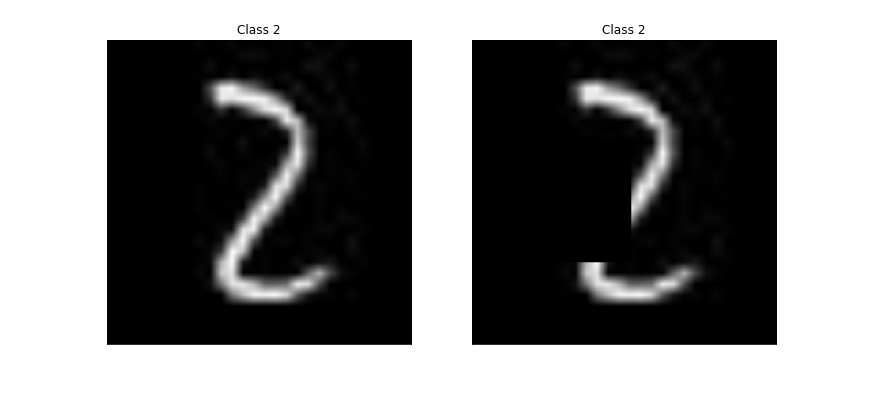
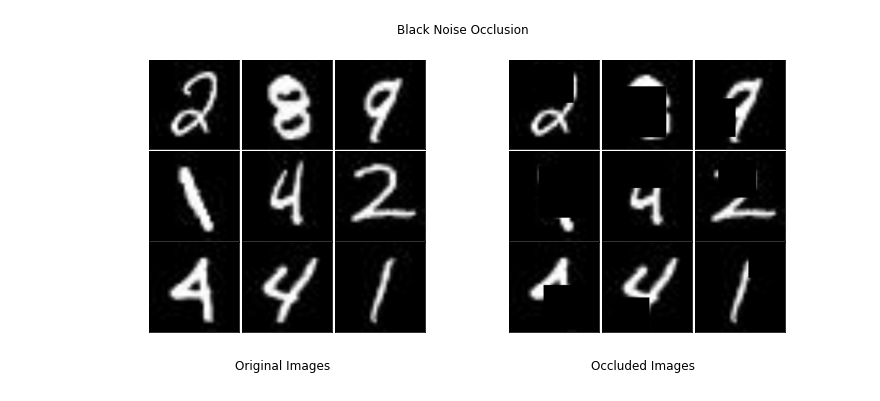
Before and after one commit to suryaParyanta/Final_year_project, a Jupyter notebook: notebooks/image_occlusion.ipynb, the cells around one changed output. Cells and saved outputs as stored; diff of their text form; code cells hidden in the pictures.

```diff
--- a/notebooks/image_occlusion.ipynb
+++ b/notebooks/image_occlusion.ipynb
@@ -95,21 +127,38 @@ print(len(image_list))
 # %%
-index = np.random.randint(0, len(image_list))
+# run this cell multiple times
+occluder = black_noise()
+rng = default_rng()
+index = rng.choice(len(image_list), size = 9, replace = False)
 
-img_path, label = image_list[index]
-sample_img = np.asarray(Image.open(os.path.join(root, test_data, img_path)))
-occluded_img = occlude_with_noise(sample_img, occluder)
+fig = plt.figure(figsize = (10, 5))
+fig.suptitle("Black Noise Occlusion")
+subfigs = fig.subfigures(1, 2, wspace = 0.01, hspace = 0.01)
 
-# plot the result
-fig, ax = plt.subplots(1,2, figsize=(12, 6))
-ax[0].imshow(sample_img)
-ax[0].set_title(f'Class {label}')
-ax[1].imshow(occluded_img)
-ax[1].set_title(f'Class {label}')
+ax0 = subfigs[0].subplots(3,3)
+ax0 = ax0.flat
+ax1 = subfigs[1].subplots(3,3)
+ax1 = ax1.flat
 
-for axis in ax:
+for num, data_idx in enumerate(index):
+    img_path, label = image_list[data_idx]
+    sample_img = np.asarray(Image.open(os.path.join(root, test_data, img_path)))
+    occluded_img = occlude_with_noise(sample_img, occluder)
+
+    ax0[num].imshow(sample_img)
+    ax1[num].imshow(occluded_img)
+
+subfigs[0].supxlabel("Original Images")
+subfigs[1].supxlabel("Occluded Images")
+
+for axis in ax0:
     axis.set_xticks([])
     axis.set_yticks([])
 
+for axis in ax1:
+    axis.set_xticks([])
+    axis.set_yticks([])
+
+plt.subplots_adjust(wspace = 0.002, hspace = 0.02)
 plt.show()
 # %% [output]
-[figure, old version]
+[figure, new version]
```
Also changed, not shown: parts of 19 cells of this notebook.
